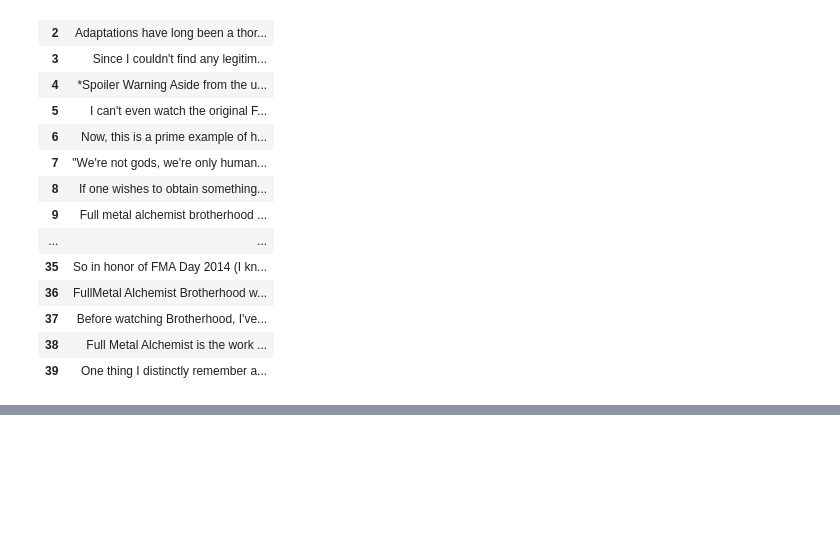
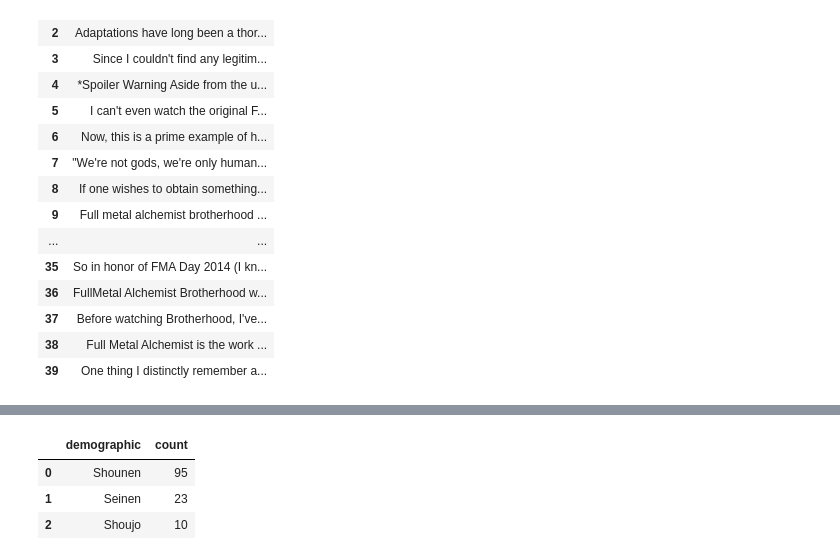
Before and after one commit to dariusz14/datasience_mal_project, a Jupyter notebook: src/test.ipynb, the cells around one changed output, grey strips where cells are left out. Saved outputs shown, nothing was run; the diff lists cells and outputs as text; code cells hidden in the pictures; blank space fills up the shorter version.

Commit message:
added func to calc top and popular genre

```diff
--- a/src/test.ipynb
+++ b/src/test.ipynb
@@ -355,16 +408,15 @@ df
 | 38 | Full Metal Alchemist is the work ... |
 | 39 | One thing I distinctly remember a... |
 # %%
-counts_top, counts_popular = get_top_popular_demographics()
+counts_top, counts_popular, total = get_top_popular_demographics()
 # %%
 top = pd.DataFrame(counts_top.items(), columns=["demographic", "count"])
 popular = pd.DataFrame(counts_popular.items(), columns=["demographic", "count"])
 
 plt.bar(top["demographic"], top["count"], color="b", label="Top Anime", alpha=0.5)
 plt.bar(popular["demographic"], popular["count"], color="g", label="Popular Anime", alpha=0.5)
+plt.title(f"Demographics of Top and Popular Anime \n With a total of {total} titles analyzed")
 plt.ylim(3, 100)
 plt.legend()
 plt.show()
-
-# Add xticks on the middle of the group bars
 # %% [output]
@@ -371,0 +423,4 @@ plt.show()
+|  | demographic | count |
+| 0 | Shounen | 95 |
+| 1 | Seinen | 23 |
+| 2 | Shoujo | 10 |
```
Also changed, not shown: parts of 9 cells of this notebook, 1 other file.
